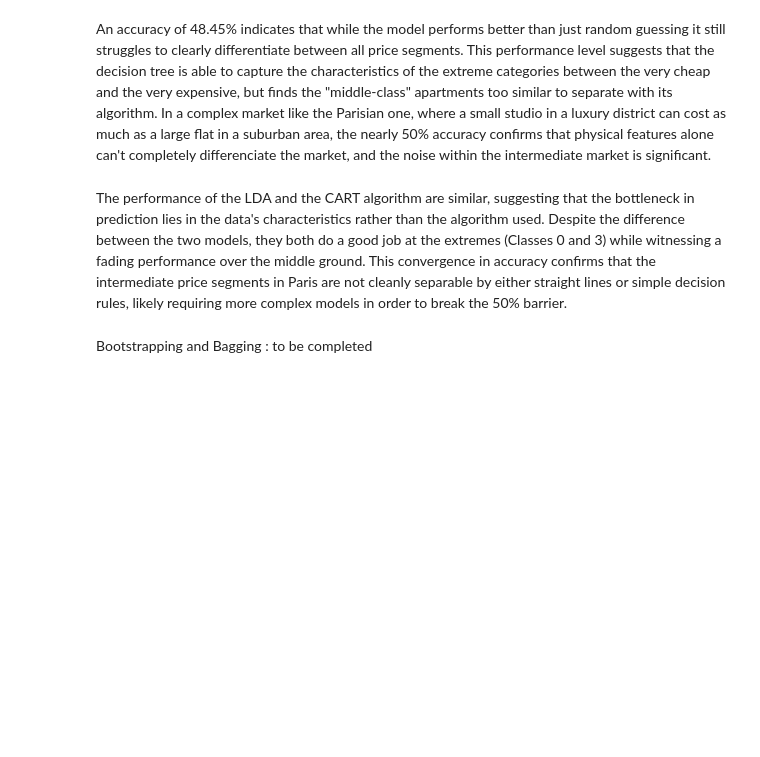
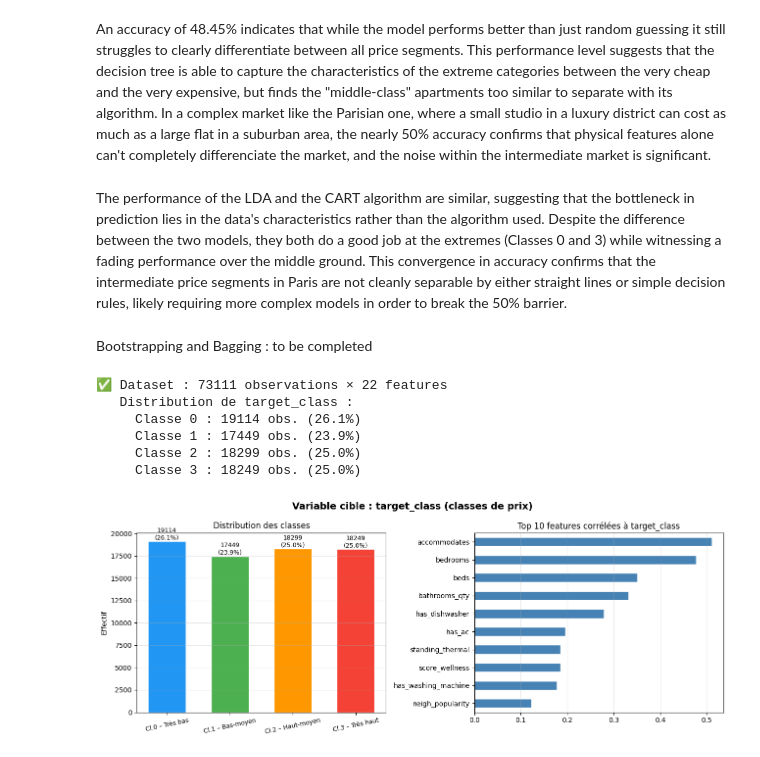
Before and after one commit to Felix-prjcts/ML_Airbnb_domain_generalisation, a Jupyter notebook: 1_ML_Paris.ipynb, the cells around one changed output. Drawn from its saved outputs; the diff is of its cells as text; code cells hidden in the pictures; blank space fills up the shorter version.

```diff
--- a/1_ML_Paris.ipynb
+++ b/1_ML_Paris.ipynb
@@ -543,3 +543,73 @@ An accuracy of 48.45% indicates that while the model performs better than just r
 The performance of the LDA and the CART algorithm are similar, suggesting that the bottleneck in prediction lies in the data's characteristics rather than the algorithm used. Despite the difference between the two models, they both do a good job at the extremes (Classes 0 and 3) while witnessing a fading performance over the middle ground. This convergence in accuracy confirms that the intermediate price segments in Paris are not cleanly separable by either straight lines or simple decision rules, likely requiring more complex models in order to break the 50% barrier.
 # %% [markdown]
 Bootstrapping and Bagging : to be completed
+# %%
+df_model = df.copy()
+le = LabelEncoder()
+for col in df_model.select_dtypes(include=['object', 'category']).columns:
+    df_model[col] = le.fit_transform(df_model[col].astype(str))
+
+drop_cols = [c for c in [ 'price_clean', 'target_class'] if c in df_model.columns]
+X = df_model.drop(columns=drop_cols).select_dtypes(include=[np.number])
+X = X.fillna(X.median())
+y = df['target_class'].values
+
+CLASS_COLORS = ['#2196F3', '#4CAF50', '#FF9800', '#F44336']
+CLASS_LABELS = ['Cl.0 – Très bas', 'Cl.1 – Bas-moyen', 'Cl.2 – Haut-moyen', 'Cl.3 – Très haut']
+CLASS_SHORT  = ['Cl.0', 'Cl.1', 'Cl.2', 'Cl.3']
+
+print(f"✅ Dataset : {df.shape[0]} observations × {X.shape[1]} features")
+print(f"   Distribution de target_class :")
+for c in range(4):
+    print(f"     Classe {c} : {np.sum(y==c):>5d} obs. ({np.mean(y==c)*100:.1f}%)")
+
+X_train, X_test, y_train, y_test = train_test_split(
+    X.values, y, test_size=0.3, random_state=42, stratify=y
+)
+# %% [output]
+✅ Dataset : 73111 observations × 22 features
+   Distribution de target_class :
+     Classe 0 : 19114 obs. (26.1%)
+     Classe 1 : 17449 obs. (23.9%)
+     Classe 2 : 18299 obs. (25.0%)
+     Classe 3 : 18249 obs. (25.0%)
+# %%
+fig, axes = plt.subplots(1, 2, figsize=(13, 5))
+fig.suptitle("Variable cible : target_class (classes de prix)", fontsize=14, fontweight='bold')
+
+counts = pd.Series(y).value_counts().sort_index()
+bars = axes[0].bar(range(4), counts.values, color=CLASS_COLORS, edgecolor='white', width=0.6)
+axes[0].set_xticks(range(4))
+axes[0].set_xticklabels(CLASS_LABELS, rotation=12, fontsize=9)
+axes[0].set_ylabel("Effectif")
+axes[0].set_title("Distribution des classes")
+for bar, v in zip(bars, counts.values):
+    axes[0].text(bar.get_x() + bar.get_width()/2, v + 5,
+                 f'{v}\n({v/len(y)*100:.1f}%)', ha='center', va='bottom', fontsize=9)
+axes[0].grid(axis='y', alpha=0.3)
+
+# Prix moyen par classe (si disponible)
+if 'prix' in df.columns:
+    prix_by_class = [df[df['target_class'] == c]['prix'].values for c in range(4)]
+    bp = axes[1].boxplot(prix_by_class, patch_artist=True, labels=CLASS_SHORT)
+    for patch, color in zip(bp['boxes'], CLASS_COLORS):
+        patch.set_facecolor(color); patch.set_alpha(0.7)
+    axes[1].set_title("Distribution du prix par classe")
+    axes[1].set_ylabel("Prix")
+    axes[1].grid(axis='y', alpha=0.3)
+else:
+    # Heatmap des corrélations top features avec target
+    corr = pd.DataFrame(X, columns=X.columns if hasattr(X, 'columns') else range(X.shape[1]))
+    top_feat = pd.DataFrame(X, columns=df_model.drop(columns=drop_cols)
+                            .select_dtypes(include=[np.number]).columns)
+    top_feat['target'] = y
+    top_corr = top_feat.corr()['target'].drop('target').abs().sort_values(ascending=False).head(10)
+    top_corr.plot(kind='barh', ax=axes[1], color='steelblue', edgecolor='white')
+    axes[1].set_title("Top 10 features corrélées à target_class")
+    axes[1].invert_yaxis()
+    axes[1].grid(axis='x', alpha=0.3)
+
+plt.tight_layout()
+plt.show()
+# %% [output]
+[figure, added]
```
Also changed, not shown: parts of 5 cells of this notebook, 1 other file.
